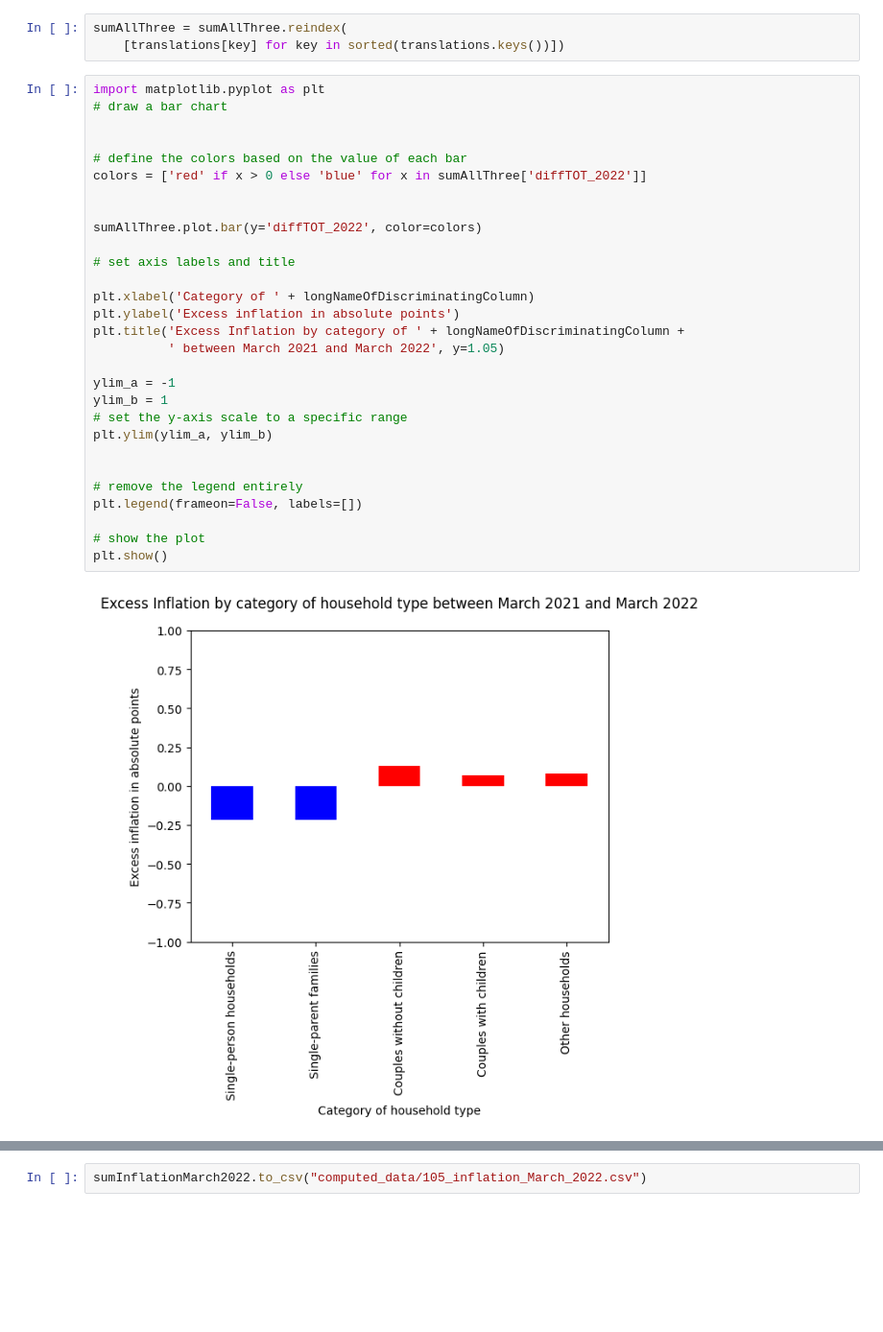
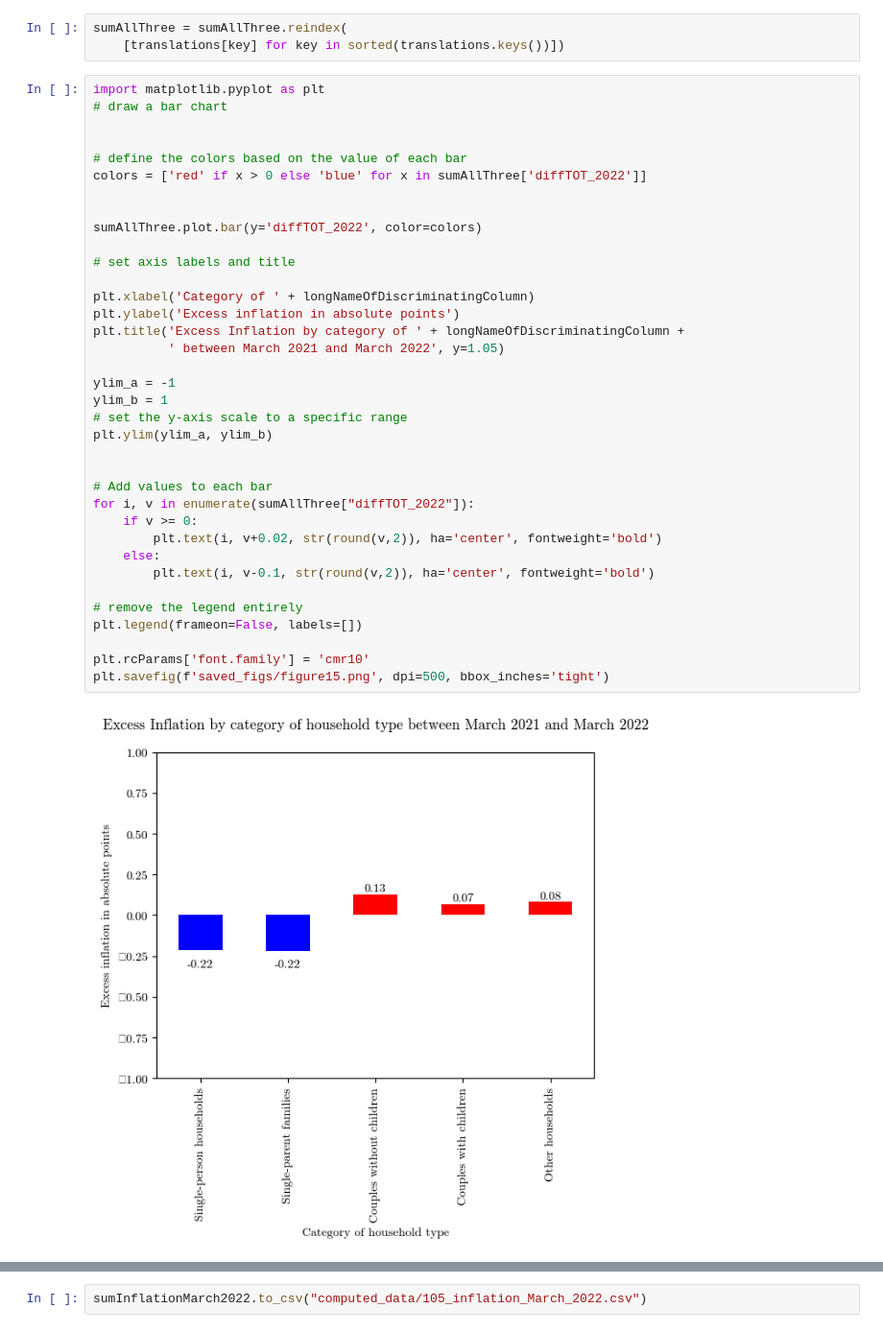
Before and after one commit to rm951/memoireESCP, a Jupyter notebook: figure7-105.ipynb, the cells around one changed output, grey strips where cells are left out. Shown at 96% size. Saved outputs shown, nothing was run; the diff lists cells and outputs as text; blank space fills up the shorter version.

Commit message:
exported figures

```diff
--- a/figure7-105.ipynb
+++ b/figure7-105.ipynb
@@ -109,34 +109,41 @@ sumAllThree = sumAllThree.reindex(
 # %%
 import matplotlib.pyplot as plt
 # draw a bar chart
 
 
 # define the colors based on the value of each bar
 colors = ['red' if x > 0 else 'blue' for x in sumAllThree['diffTOT_2022']]
 
 
 sumAllThree.plot.bar(y='diffTOT_2022', color=colors)
 
 # set axis labels and title
 
 plt.xlabel('Category of ' + longNameOfDiscriminatingColumn)
 plt.ylabel('Excess inflation in absolute points')
 plt.title('Excess Inflation by category of ' + longNameOfDiscriminatingColumn +
           ' between March 2021 and March 2022', y=1.05)
 
 ylim_a = -1
 ylim_b = 1
 # set the y-axis scale to a specific range
 plt.ylim(ylim_a, ylim_b)
 
 
+# Add values to each bar
+for i, v in enumerate(sumAllThree["diffTOT_2022"]):
+    if v >= 0:
+        plt.text(i, v+0.02, str(round(v,2)), ha='center', fontweight='bold')
+    else:
+        plt.text(i, v-0.1, str(round(v,2)), ha='center', fontweight='bold')
+
 # remove the legend entirely
 plt.legend(frameon=False, labels=[])
 
-# show the plot
-plt.show()
+plt.rcParams['font.family'] = 'cmr10'
+plt.savefig(f'saved_figs/figure15.png', dpi=500, bbox_inches='tight')
 # %% [output]
-[figure, old version]
+[figure, new version]
 # %%
 # define the colors based on the value of each bar
 colors = ['red' if x > 0 else 'blue' for x in sumAllThree['diffTOT_2023']]
```
Also changed, not shown: parts of 2 cells of this notebook, 27 other files.
